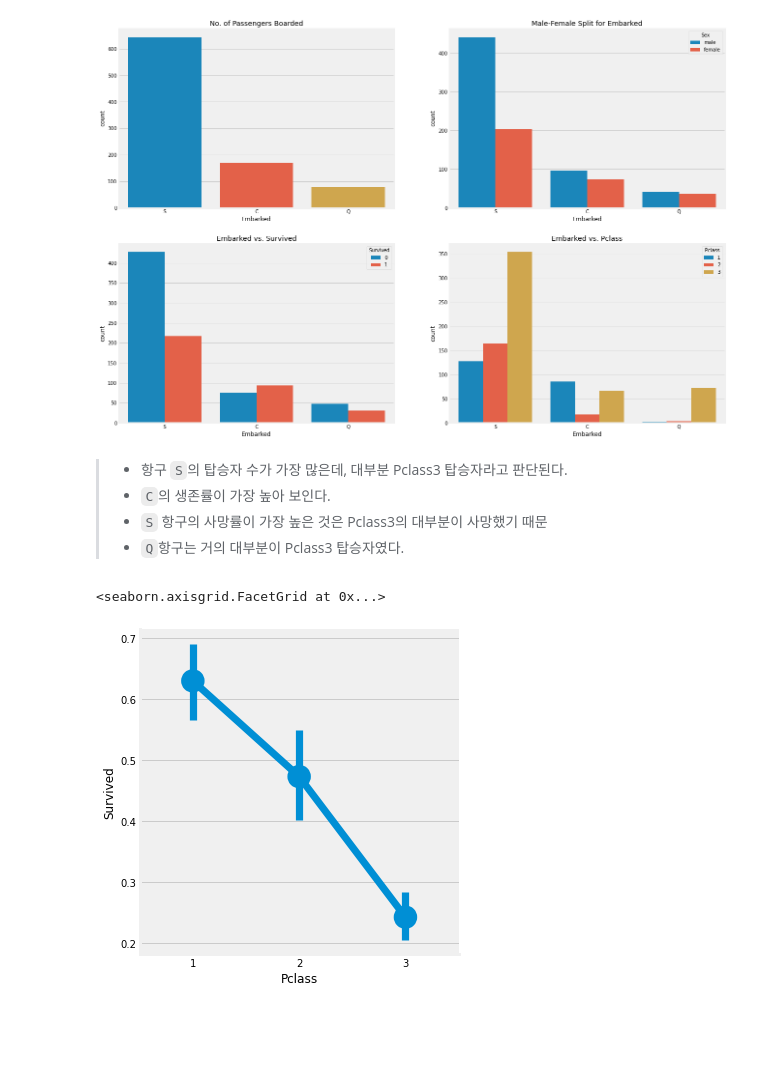
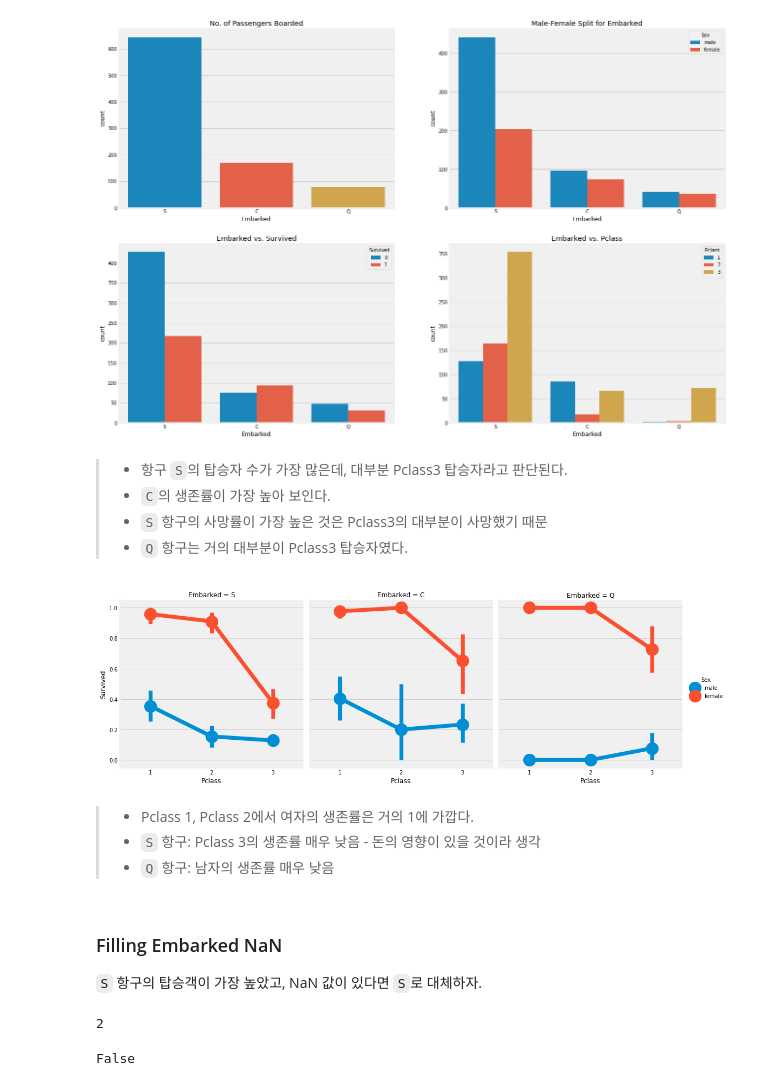
Before and after one commit to yeon42/data_analysis, a Jupyter notebook: kaggle/titanic/DieTanic.ipynb, the cells around one changed output. Saved outputs shown, nothing was run; the diff lists cells and outputs as text; code cells hidden in the pictures; blank space fills up the shorter version.

```diff
--- a/kaggle/titanic/DieTanic.ipynb
+++ b/kaggle/titanic/DieTanic.ipynb
@@ -310,14 +310,25 @@ ax[1, 1].set_title('Embarked vs. Pclass')
 # %% [output]
 Text(0.5, 1.0, 'Embarked vs. Pclass')
 [figure]
-# %% [markdown]
-> - 항구 `S`의 탑승자 수가 가장 많은데, 대부분 Pclass3 탑승자라고 판단된다.
-> - `C`의 생존률이 가장 높아 보인다.
-> - `S` 항구의 사망률이 가장 높은 것은 Pclass3의 대부분이 사망했기 때문
-> - `Q`항구는 거의 대부분이 Pclass3 탑승자였다.
+# %% [markdown]
+> - 항구 `S`의 탑승자 수가 가장 많은데, 대부분 Pclass3 탑승자라고 판단된다.
+> - `C`의 생존률이 가장 높아 보인다.
+> - `S` 항구의 사망률이 가장 높은 것은 Pclass3의 대부분이 사망했기 때문
+> - `Q` 항구는 거의 대부분이 Pclass3 탑승자였다.
 # %%
 # Pclass별 사망자수
-sns.factorplot('Pclass', 'Survived', data=data)
+sns.factorplot('Pclass', 'Survived', hue='Sex', col='Embarked', data=data)
+plt.show()
 # %% [output]
-<seaborn.axisgrid.FacetGrid at 0x...>
-[figure, old version]
+[figure, new version]
+# %% [markdown]
+> - Pclass 1, Pclass 2에서 여자의 생존률은 거의 1에 가깝다.
+> - `S` 항구: Pclass 3의 생존률 매우 낮음 - 돈의 영향이 있을 것이라 생각
+> - `Q` 항구: 남자의 생존률 매우 낮음
+# %% [markdown]
+### Filling Embarked NaN
+`S` 항구의 탑승객이 가장 높았고, NaN 값이 있다면 `S`로 대체하자.
+# %%
+data['Embarked'].isnull().sum()
+# %% [output]
+2
@@ -323,0 +337,4 @@ sns.factorplot('Pclass', 'Survived', data=data)
+# %%
+data.Embarked.isnull().any() # no NaN values
+# %% [output]
+False
```
Also changed, not shown: parts of 51 cells of this notebook.
